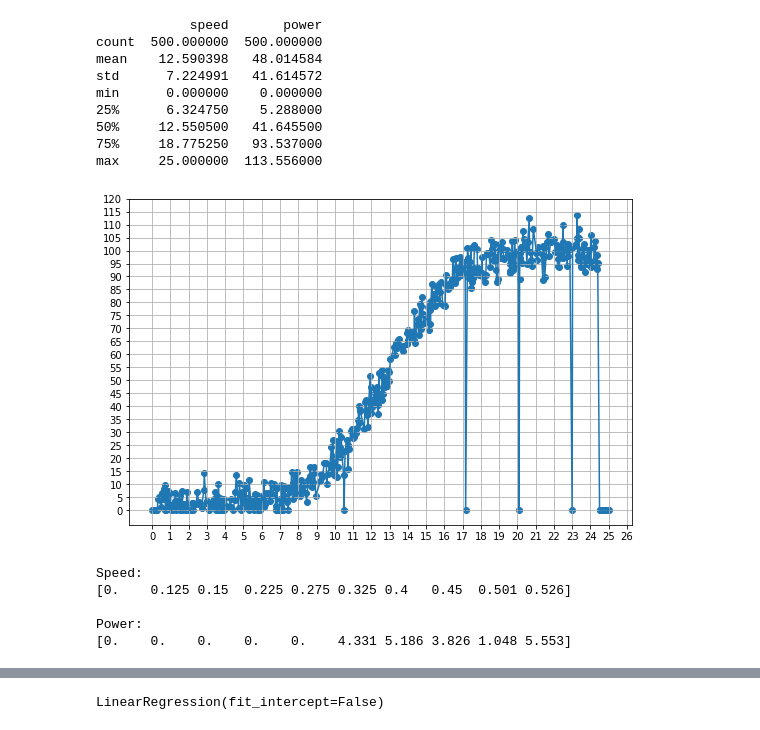
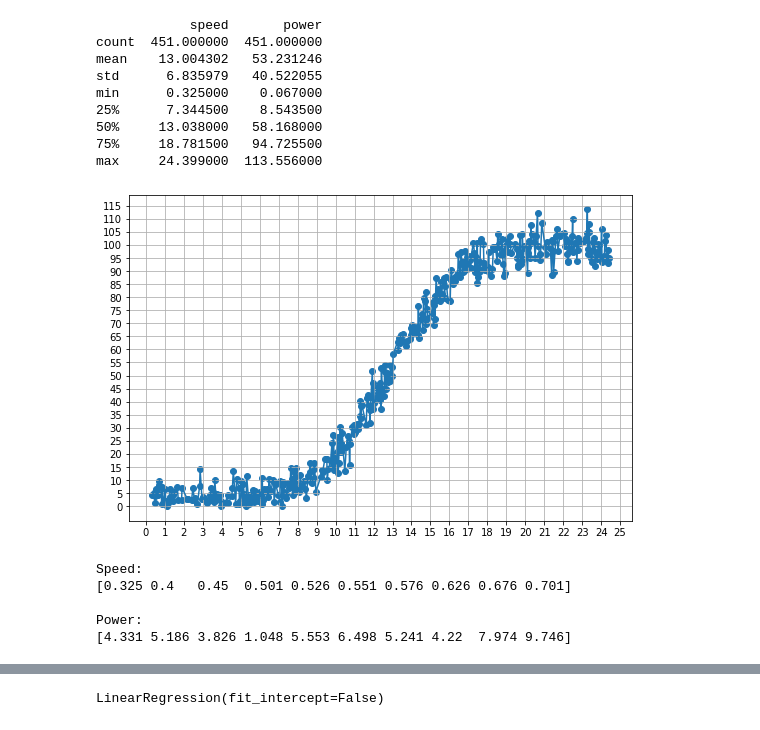
Before and after one commit to Clauric/Machine_Learning_Project, a Jupyter notebook: Main.ipynb, the cells around one changed output, grey strips where cells are left out. Drawn from its saved outputs; the diff is of its cells as text; code cells hidden in the pictures.

```diff
--- a/Main.ipynb
+++ b/Main.ipynb
@@ -1,45 +1,46 @@
 # %%
 import pandas as pd
 import matplotlib.pyplot as plt
 import numpy as np
 from sklearn.model_selection import train_test_split
 from sklearn.linear_model import LinearRegression
 from sklearn.metrics import mean_squared_error, r2_score
 import joblib
 
 %matplotlib inline
 
 source_df = pd.read_csv("Source_data/Source_file.csv")
+cleansed_df = source_df.loc[~(source_df["power"] == 0) & (source_df["speed"] != 0)]
 
-print(source_df.describe())
+print(cleansed_df.describe())
 
 plt.figure(figsize = (9, 6))                                  # Set the plot size
-plt.plot(source_df["speed"], source_df["power"])                #
-plt.scatter(x = source_df["speed"], y = source_df["power"])
-plt.xticks(np.arange(0, round(source_df["speed"].max(), 0) + 2, step = 1)) # Force all the xticks to be visible
-plt.yticks(np.arange(0, round(source_df["power"].max(), 0) + 7, step = 5)) # Force all the xticks to be visible
+plt.plot(cleansed_df["speed"], cleansed_df["power"])
+plt.scatter(x = cleansed_df["speed"], y = cleansed_df["power"])
+plt.xticks(np.arange(0, round(cleansed_df["speed"].max(), 0) + 2, step = 1)) # Force all the xticks to be visible
+plt.yticks(np.arange(0, round(cleansed_df["power"].max(), 0) + 4, step = 5)) # Force all the xticks to be visible
 plt.grid(which = "major", axis = "x")                           # Show the minor grid lines on the x axis
 plt.grid(which = "major", axis = "y")                           # Show the minor grid lines on the y axis
 plt.show()
 # %% [output]
             speed       power
-count  500.000000  500.000000
-mean    12.590398   48.014584
-std      7.224991   41.614572
-min      0.000000    0.000000
-25%      6.324750    5.288000
-50%     12.550500   41.645500
-75%     18.775250   93.537000
-max     25.000000  113.556000
+count  451.000000  451.000000
+mean    13.004302   53.231246
+std      6.835979   40.522055
+min      0.325000    0.067000
+25%      7.344500    8.543500
+50%     13.038000   58.168000
+75%     18.781500   94.725500
+max     24.399000  113.556000
-[figure, old version]
+[figure, new version]
 # %%
-sp_ar, po_ar = source_df["speed"].values, source_df["power"].values
+sp_ar, po_ar = cleansed_df["speed"].values, cleansed_df["power"].values
 
 print("Speed:", sp_ar[:10], "\nPower:", po_ar[:10], sep = "\n")
 # %% [output]
 Speed:
-[0.    0.125 0.15  0.225 0.275 0.325 0.4   0.45  0.501 0.526]
+[0.325 0.4   0.45  0.501 0.526 0.551 0.576 0.626 0.676 0.701]
 
 Power:
-[0.    0.    0.    0.    0.    4.331 5.186 3.826 1.048 5.553]
+[4.331 5.186 3.826 1.048 5.553 6.498 5.241 4.22  7.974 9.746]
 # %%
```
Also changed, not shown: parts of 5 cells of this notebook, 1 other file.
